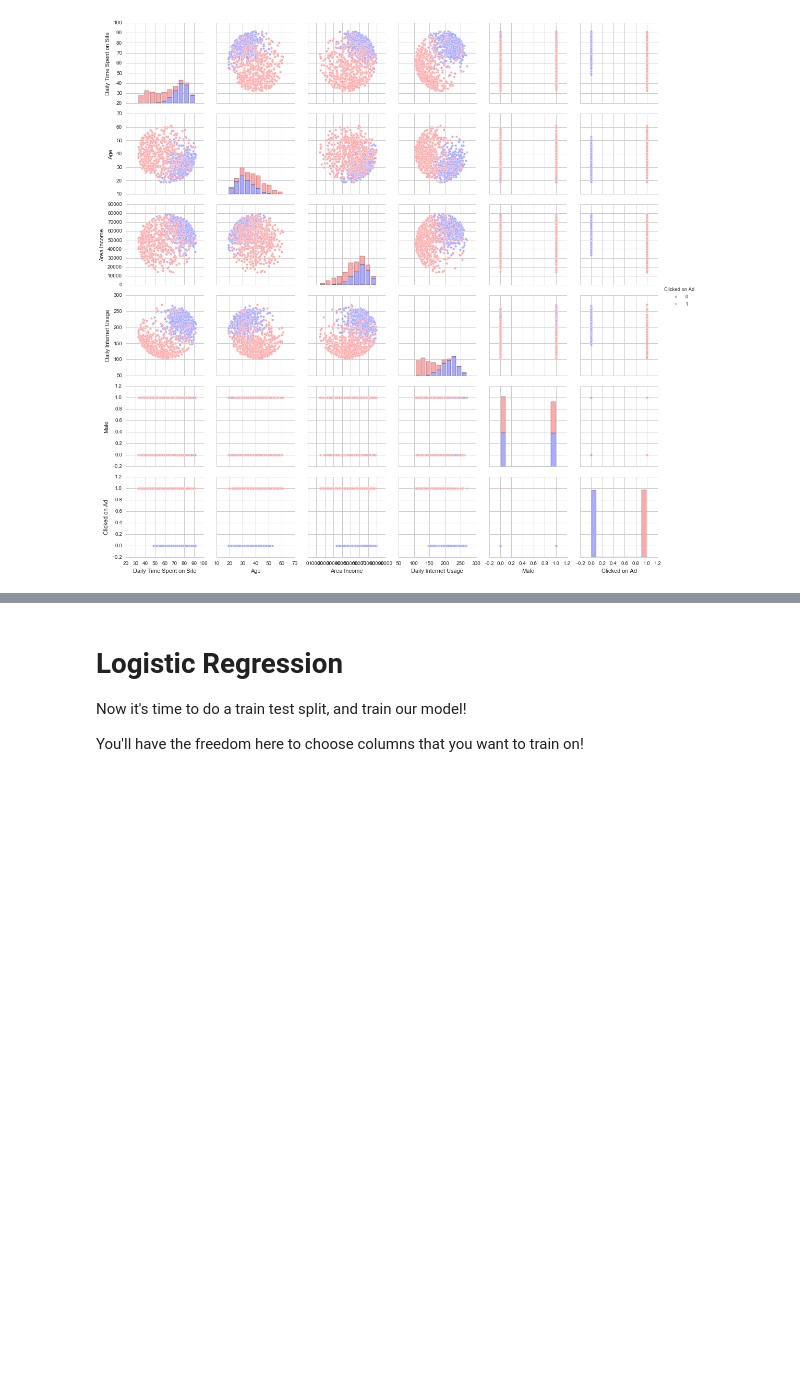
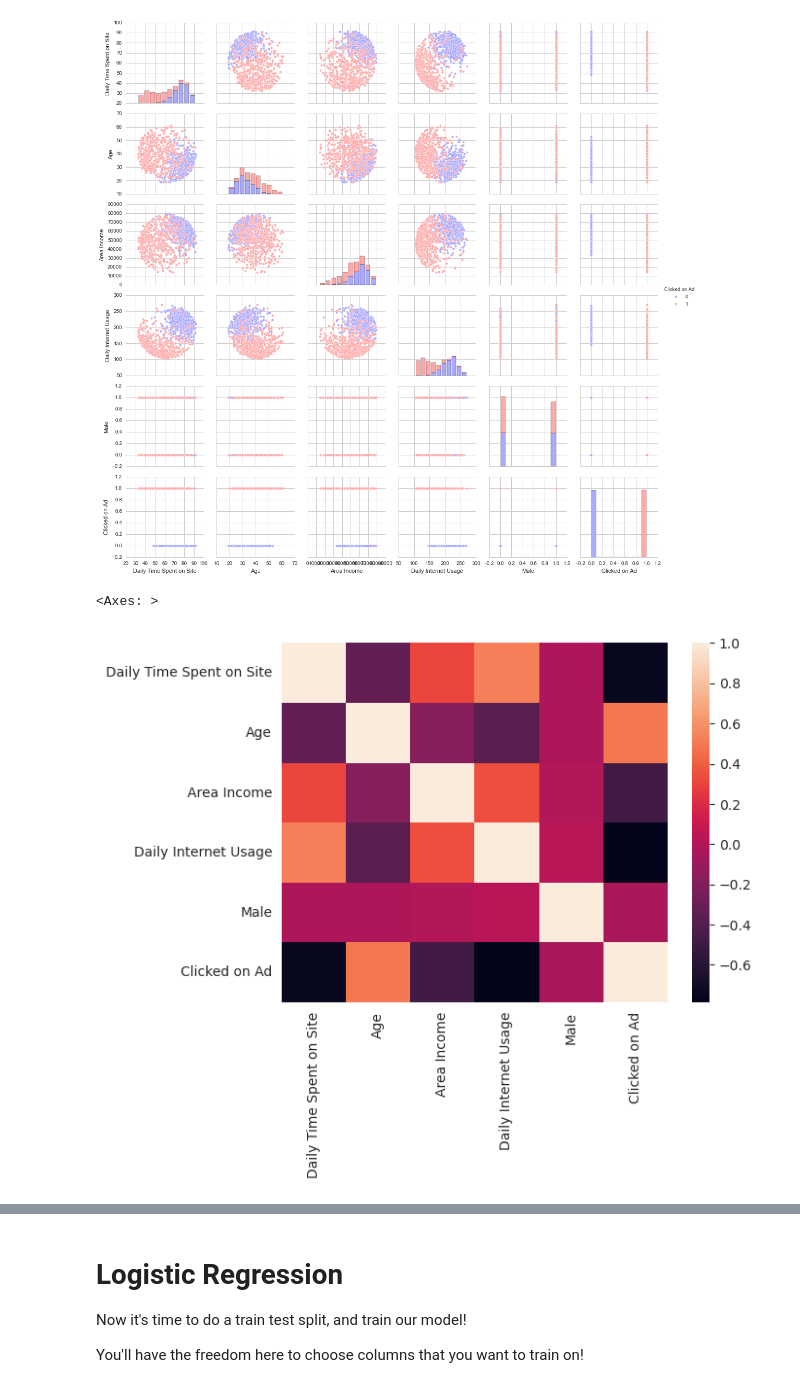
Before and after one commit to LuisReyes98/udemy-machine-learning, a Jupyter notebook: 13-Logistic-Regression/02-Logistic Regression Project.ipynb, the cells around one changed output, grey strips where cells are left out. Cells and saved outputs as stored; diff of their text form; code cells hidden in the pictures; blank space fills up the shorter version.

```diff
--- a/13-Logistic-Regression/02-Logistic Regression Project.ipynb
+++ b/13-Logistic-Regression/02-Logistic Regression Project.ipynb
@@ -146,3 +156,8 @@ sns.jointplot(
 # %% [output]
 <seaborn.axisgrid.PairGrid at 0x...>
 [figure]
+# %%
+sns.heatmap(ad_data.corr(), )
+# %% [output]
+<Axes: >
+[figure, added]
```
Also changed, not shown: parts of 21 cells of this notebook.
